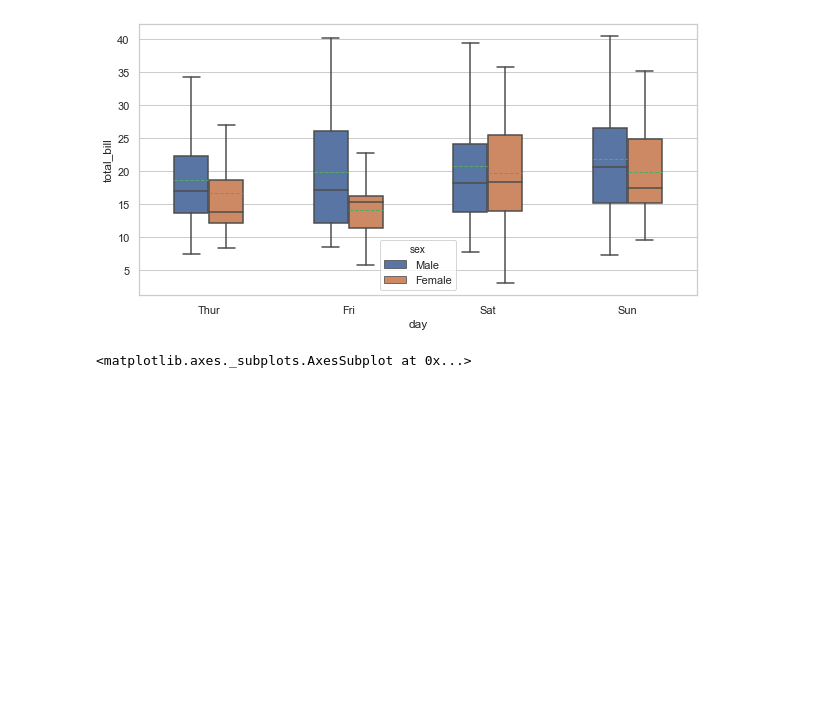
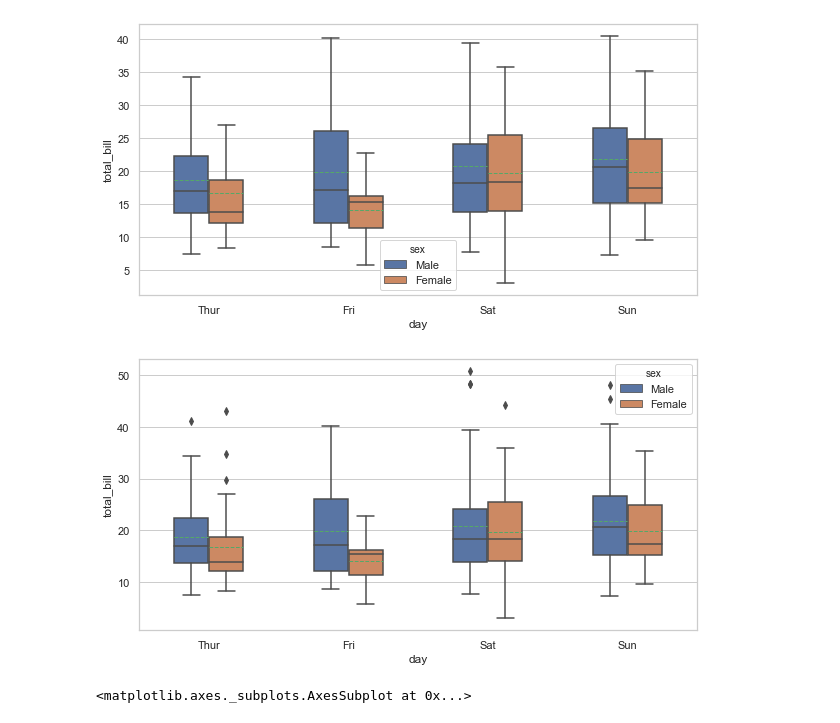
Before and after one commit to srikanthpragada/DS_03_AUG_2020, a Jupyter notebook: plots/seaborn_demo.ipynb, the cells around one changed output. Saved outputs shown, nothing was run; the diff lists cells and outputs as text; code cells hidden in the pictures; blank space fills up the shorter version.

```diff
--- a/plots/seaborn_demo.ipynb
+++ b/plots/seaborn_demo.ipynb
@@ -43,6 +43,13 @@ ax = sns.boxplot(x="day",y="total_bill",hue="sex", data = tips,
             showmeans=True, meanline=True, showfliers=False, width=0.5)
 # %% [output]
 [figure]
+# %%
+# Add extra parameters realted to matplotlib
+plt.figure(figsize=(10,5))
+ax = sns.boxplot(x="day",y="total_bill",hue="sex", data = tips,
+            showmeans=True, meanline=True,width=0.5)
+# %% [output]
+[figure, added]
 # %%
 # Default estimator is mean
 sns.barplot(x="day",y="total_bill", ci=False, data = tips,estimator=sum)
```
Also changed, not shown: parts of 3 cells of this notebook, 2 other files.
